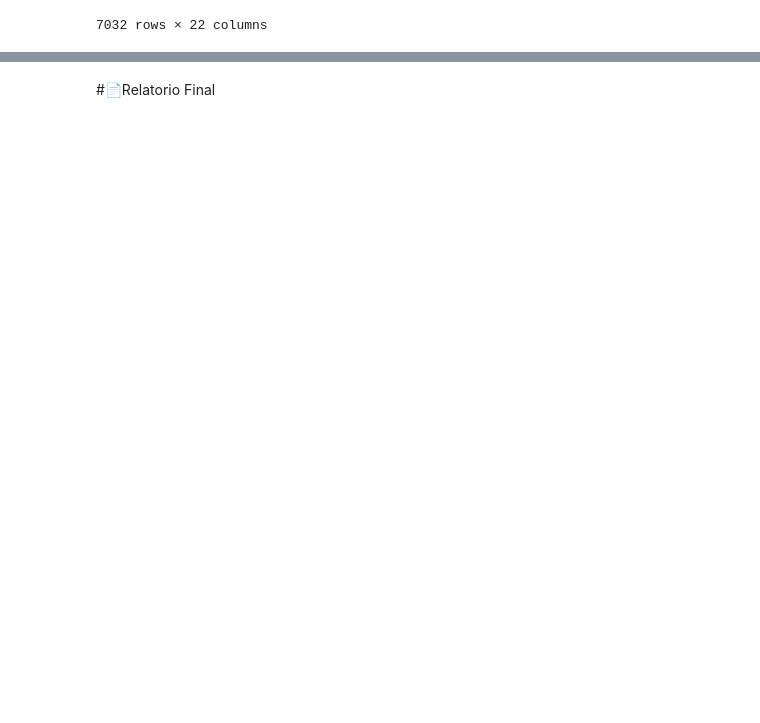
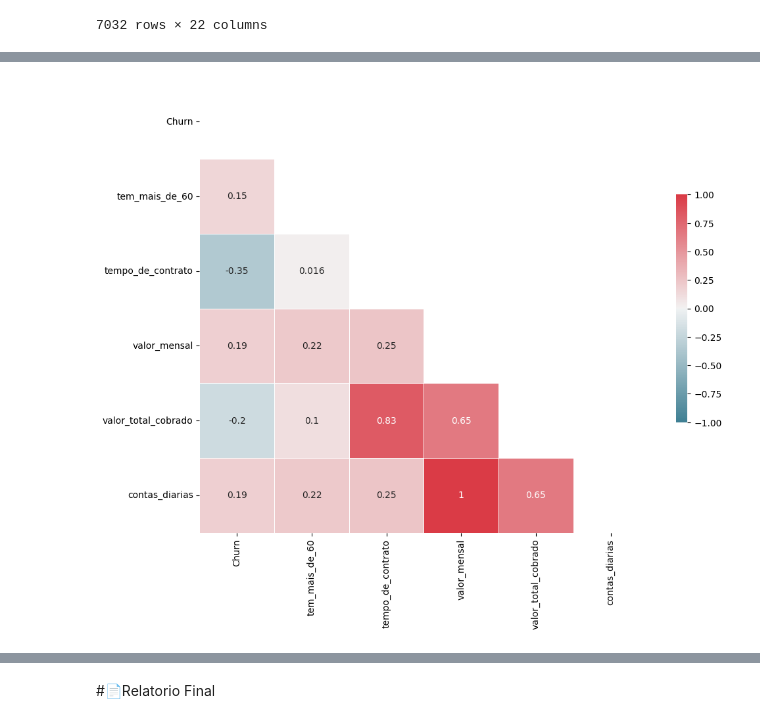
Before and after one commit to carlos-000-carlos/Challenge_2-TelecomX_BR-Cabral, a Jupyter notebook: TelecomX_BR.ipynb, the cells around one changed output, grey strips where cells are left out. Saved outputs shown, nothing was run; the diff lists cells and outputs as text; code cells hidden in the pictures; blank space fills up the shorter version.

```diff
--- a/TelecomX_BR.ipynb
+++ b/TelecomX_BR.ipynb
@@ -1316,0 +1367,3 @@ fig.update_layout(
+# %%
+# Excluindo a coluna id
+dados_normalizados_api = dados_normalizados_api.drop(columns = 'id')
@@ -1316,0 +1406,2 @@ fig.update_layout(
+# %%
+dados_normalizados_api['Churn'] = dados_normalizados_api['Churn'].replace({'não' : 0.0, 'sim' : 1.0})
@@ -1316,0 +1430,5 @@ fig.update_layout(
+# %%
+# Seleciona apenas colunas numéricas (int e float)
+numerical_df = dados_normalizados_api.select_dtypes(include=['number'])
+correlation_matrix = numerical_df.corr()
+correlation_matrix
@@ -1316,0 +1443,18 @@ fig.update_layout(
+# %%
+# Gerar uma máscara para o triângulo superior
+mascara = np.zeros_like(correlation_matrix, dtype=bool)
+mascara[np.triu_indices_from(mascara)] = True
+
+# Configurar a figura do matplotlib
+f, ax = plt.subplots(figsize=(11, 9))
+
+# Gerar o mapa de calor (heatmap)
+cmap = sns.diverging_palette(220, 10, as_cmap=True)
+
+sns.heatmap(correlation_matrix, mask=mascara, cmap=cmap, vmax=1, vmin=-1, center=0,
+            square=True, linewidths=.5, annot=True, cbar_kws={"shrink": .5})
+
+# Exibir o mapa de calor (heatmap)
+plt.show()
+# %% [output]
+[figure, added]
```
Also changed, not shown: parts of 25 cells of this notebook.
